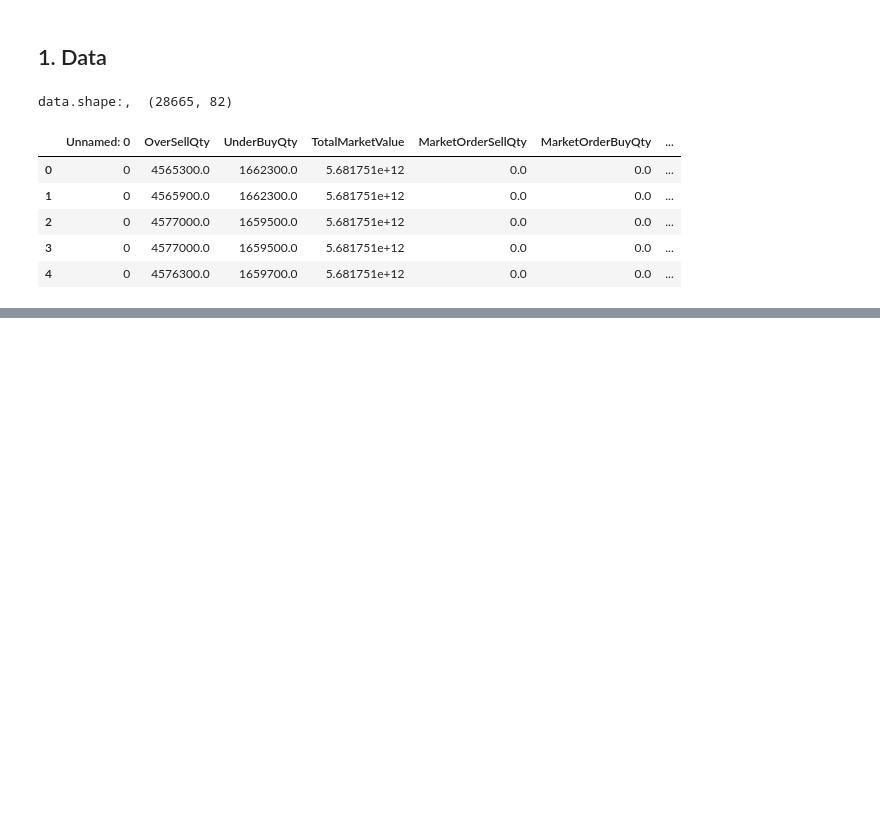
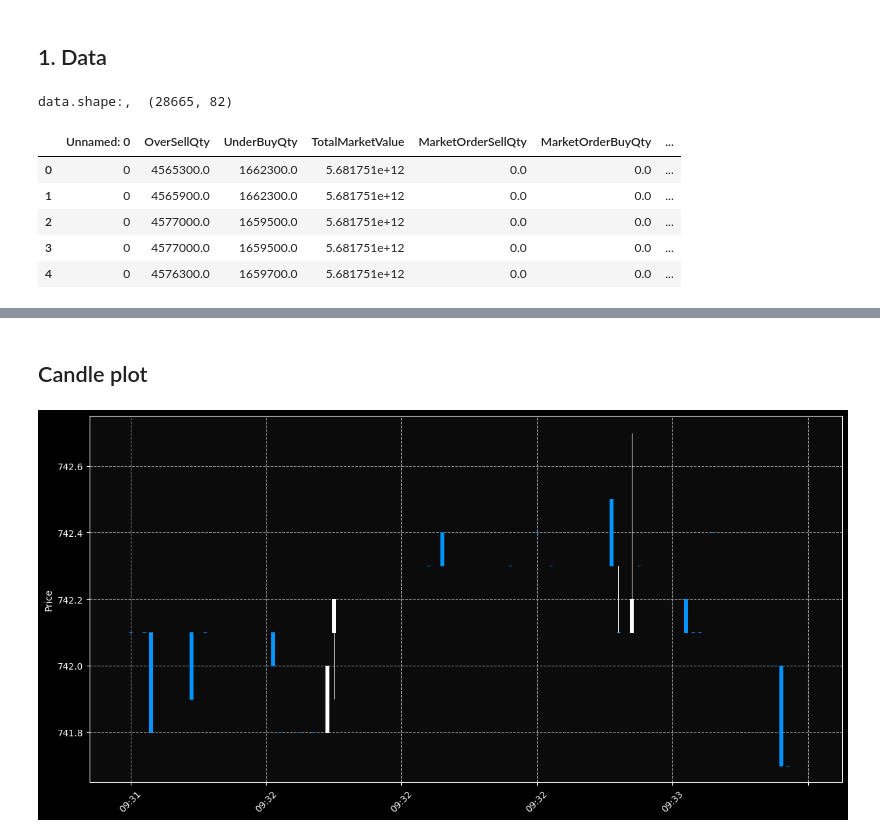
Before and after one commit to newini/auto-stock-transactor, a Jupyter notebook: books/analysis.ipynb, the cells around one changed output, grey strips where cells are left out. Saved outputs shown, nothing was run; the diff lists cells and outputs as text; code cells hidden in the pictures; blank space fills up the shorter version.

```diff
--- a/books/analysis.ipynb
+++ b/books/analysis.ipynb
@@ -42,0 +100,8 @@ plt.grid(True)
+# %% [markdown]
+## Candle plot
+# %%
+df = pd.concat([cp_s.first(), cp_s.max(), cp_s.min(), cp_s.last()], axis=1)
+df = df.set_axis(['Open', 'High', 'Low', 'Close'], axis='columns')
+mpf.plot(df.iloc[0:100, :], type='candle', figsize=(16, 8), style='nightclouds')
+# %% [output]
+[figure, added]
```
Also changed, not shown: parts of 15 cells of this notebook.
